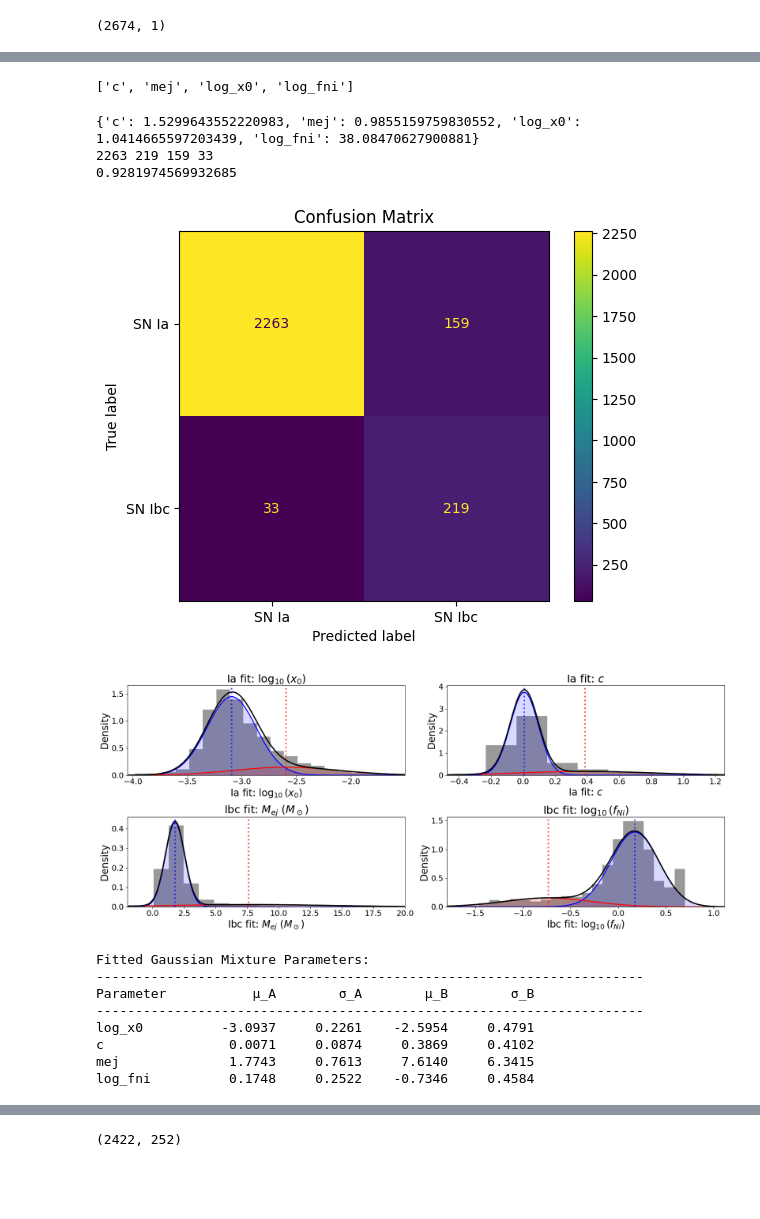
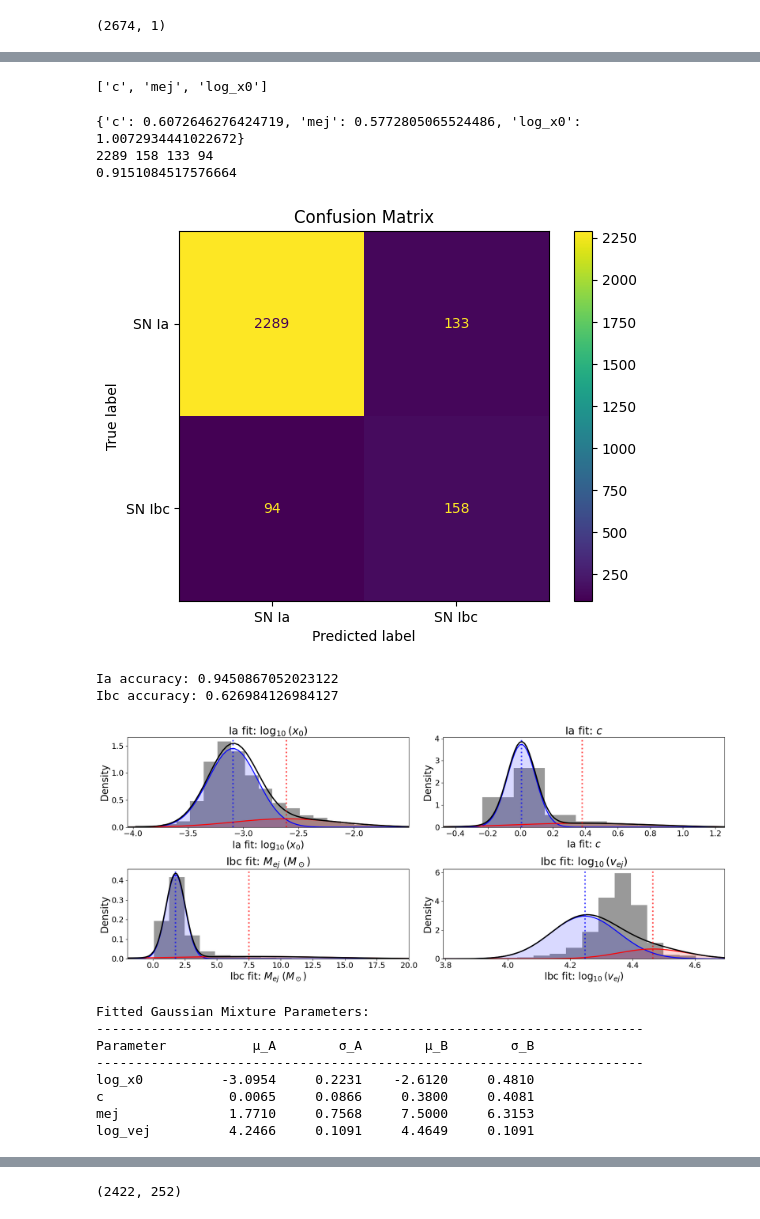
Before and after one commit to asmuzsoy/beams_ext, a Jupyter notebook: separate_parameters.ipynb, the cells around one changed output, grey strips where cells are left out. Cells and saved outputs as stored; diff of their text form; code cells hidden in the pictures; blank space fills up the shorter version.

Commit message:
trying to optimize accuracy

```diff
--- a/separate_parameters.ipynb
+++ b/separate_parameters.ipynb
@@ -277,13 +265,6 @@ fni [0.88368974 0.11631026] 0.6761847399256565 0.8780703437574174
 # %%
 num_epochs = 200
 lls = np.zeros(num_epochs)
-
-
-# mus_a = {'t0': 20, 'x0': 0.0001, 'x1': 2, 'c': 0, 'texp': 0.5, 'mej': 8, 'fni': 0.05, 'log_vej': 4.3}
-# mus_b = {'t0': 20, 'x0': 0.0001, 'x1': 0.5, 'c': 0.6, 'texp': 5, 'mej': 2, 'fni': 0.49, 'log_vej': 3.9}
-# sigmas_a = {'t0': 10, 'x0': 5e-4, 'x1': 0.01, 'c': 0.1, 'texp': 0.2, 'mej': 2, 'fni': 0.01, 'log_vej': 0.05}
-# sigmas_b = {'t0': 10, 'x0': 5e-4, 'x1': 1, 'c': 0.3, 'texp': 3, 'mej': 2, 'fni': 5e-2, 'log_vej': 0.2}
-
 
 alphas = np.zeros(num_epochs)  # Store alpha values for each epoch
 alpha = 0.1  # Mixing fraction
@@ -292,7 +273,7 @@ gammas_b = {'texp': [], 'mej': [], 'log_mej': [], 'log_fni': [], 'fni': [],'log_
 
 # params_to_use = ['t0', 'c', 'mej', 'texp', 'x1', 'log_x0', 'log_fni', 'log_vej']
 # params_to_use = ['c', 'mej', 'x1', 'log_x0', 'log_fni', 'log_vej']
-params_to_use = ['c', 'mej', 'log_x0', 'log_fni']
+params_to_use = ['c', 'mej', 'log_x0']
 
 # params_to_use = list(mus_a.keys())  # Use all parameters for fitting
 
@@ -505,24 +486,29 @@ print((num_correct_ia + num_correct_ibc) / len(all_sne))
 # %%
 params_to_use
 # %% [output]
-['c', 'mej', 'log_x0', 'log_fni']
+['c', 'mej', 'log_x0']
 # %%
 from scipy.stats import entropy
+from scipy.special import kl_div
 
 param_weights = {}
 for param in params_to_use:
-    ia_vals = [sn.ia_fit[param] if param in ia_param_names else sn.ibc_fit[param]
-               for sn in true_ia_sne]
-    ibc_vals = [sn.ia_fit[param] if param in ia_param_names else sn.ibc_fit[param]
-                for sn in true_ibc_sne]
+    # ia_vals = [sn.ia_fit[param] if param in ia_param_names else sn.ibc_fit[param]
+    #            for sn in true_ia_sne]
+    # ibc_vals = [sn.ia_fit[param] if param in ia_param_names else sn.ibc_fit[param]
+    #             for sn in true_ibc_sne]
 
-    # Use histogram-based KL divergence as weight
-    bins = np.histogram_bin_edges(ia_vals + ibc_vals, bins=30)
-    p_ia, _ = np.histogram(ia_vals, bins=bins, density=True)
-    p_ibc, _ = np.histogram(ibc_vals, bins=bins, density=True)
-    p_ia = p_ia + 1e-100  # avoid zeros
-    p_ibc = p_ibc + 1e-100
-    param_weights[param] = entropy(p_ia, p_ibc)
+    # # Use histogram-based KL divergence as weight
+    # bins = np.histogram_bin_edges(ia_vals + ibc_vals, bins=30)
+    # p_ia, _ = np.histogram(ia_vals, bins=bins, density=True)
+    # p_ibc, _ = np.histogram(ibc_vals, bins=bins, density=True)
+    # p_ia = p_ia + 1e-100  # avoid zeros
+    # p_ibc = p_ibc + 1e-100
+    # param_weights[param] = entropy(p_ia, p_ibc)
+    param_weights[param] = 1 / entropy(gammas_a[param], gammas_b[param])
+    # param_weights[param] = 1 / kl_div(gammas_a[param], gammas_b[param]).sum()
+    # print(param_weights[param], param_weights[param].sum())
+
 
 # Then in classification:
 weighted_probs = np.zeros(len(all_sne))
@@ -560,11 +546,16 @@ disp = ConfusionMatrixDisplay(confusion_matrix=cm, display_labels=['SN Ia', 'SN
 disp.plot()
 plt.title("Confusion Matrix")
 plt.show()
+
+print("Ia accuracy:", (num_correct_ia) / (num_correct_ia + num_wrong_true_ia))
+print("Ibc accuracy:", (num_correct_ibc) / (num_correct_ibc + num_wrong_true_ibc))
 # %% [output]
-{'c': 1.5299643552220983, 'mej': 0.9855159759830552, 'log_x0': 1.0414665597203439, 'log_fni': 38.08470627900881}
-2263 219 159 33
-0.9281974569932685
+{'c': 0.6072646276424719, 'mej': 0.5772805065524486, 'log_x0': 1.0072934441022672}
+2289 158 133 94
+0.9151084517576664
-[figure, old version]
+[figure, new version]
+Ia accuracy: 0.9450867052023122
+Ibc accuracy: 0.626984126984127
 # %%
 # for n in sigmas_b.keys():
 #     if sigmas_b[n] <= 0.01:
@@ -612,7 +603,7 @@ param_labels = {
 
 # params_plot = ['t0', 'log_x0', 'x1', 'c', 'texp', 'mej', 'log_fni', 'log_vej']
 # params_plot = ['log_x0', 'x1', 'c', 'mej', 'log_fni', 'log_vej']
-params_plot = ['log_x0','c', 'mej', 'log_fni']
+params_plot = ['log_x0','c', 'mej', 'log_vej']
 
 fig, axes = plt.subplots(2, len(params_plot) // 2, figsize=(18, 8))
 
@@ -649,42 +640,42 @@ for idx, param in enumerate(params_plot):
     # Set axis limits based on data
     data_min, data_max = np.percentile(samples, [1, 99])
     x_margin = (data_max - data_min) * 0.2
     ax.set_xlim(max(x[0], data_min - x_margin), min(x[-1], data_max + x_margin))
 
     # Styling
     ax.set_xlabel(param_labels[param], fontsize=labelfontsize)
     ax.set_ylabel('Density', fontsize=labelfontsize)
     ax.set_title(param_labels[param], fontsize=titlefontsize)
     # ax.legend(fontsize=labelfontsize, loc='upper right')
     ax.tick_params(axis='both', labelsize=tickfontsize)
 
 
     # Add mean markers
     ax.axvline(mu_a, color='blue', linestyle=':', alpha=0.7, linewidth=3)
     ax.axvline(mu_b, color='red', linestyle=':', alpha=0.7, linewidth=3)
 
 plt.tight_layout(rect=[0, 0, 1, 0.95])
 plt.show()
 
 fig.savefig("figures/gmm_results.pdf", bbox_inches='tight')
 
 # Print summary statistics
 print("\nFitted Gaussian Mixture Parameters:")
 print("-" * 70)
 print(f"{'Parameter':<12} {'μ_A':>10} {'σ_A':>10} {'μ_B':>10} {'σ_B':>10}")
 print("-" * 70)
 for param in params_plot:
         print(f"{param:<12} {mus_a[param]:>10.4f} {sigmas_a[param]:>10.4f} {mus_b[param]:>10.4f} {sigmas_b[param]:>10.4f}")
 # %% [output]
-[figure, old version]
+[figure, new version]
 Fitted Gaussian Mixture Parameters:
 ----------------------------------------------------------------------
 Parameter           μ_A        σ_A        μ_B        σ_B
 ----------------------------------------------------------------------
-log_x0          -3.0937     0.2261    -2.5954     0.4791
-c                0.0071     0.0874     0.3869     0.4102
-mej              1.7743     0.7613     7.6140     6.3415
-log_fni          0.1748     0.2522    -0.7346     0.4584
+log_x0          -3.0954     0.2231    -2.6120     0.4810
+c                0.0065     0.0866     0.3800     0.4081
+mej              1.7710     0.7568     7.5000     6.3153
+log_vej          4.2466     0.1091     4.4649     0.1091
 # %%
 def fit_gmm(sn_sample = all_sne, initial_alpha = 0.1, verbose = False):
 
```
Also changed, not shown: parts of 11 cells of this notebook.
